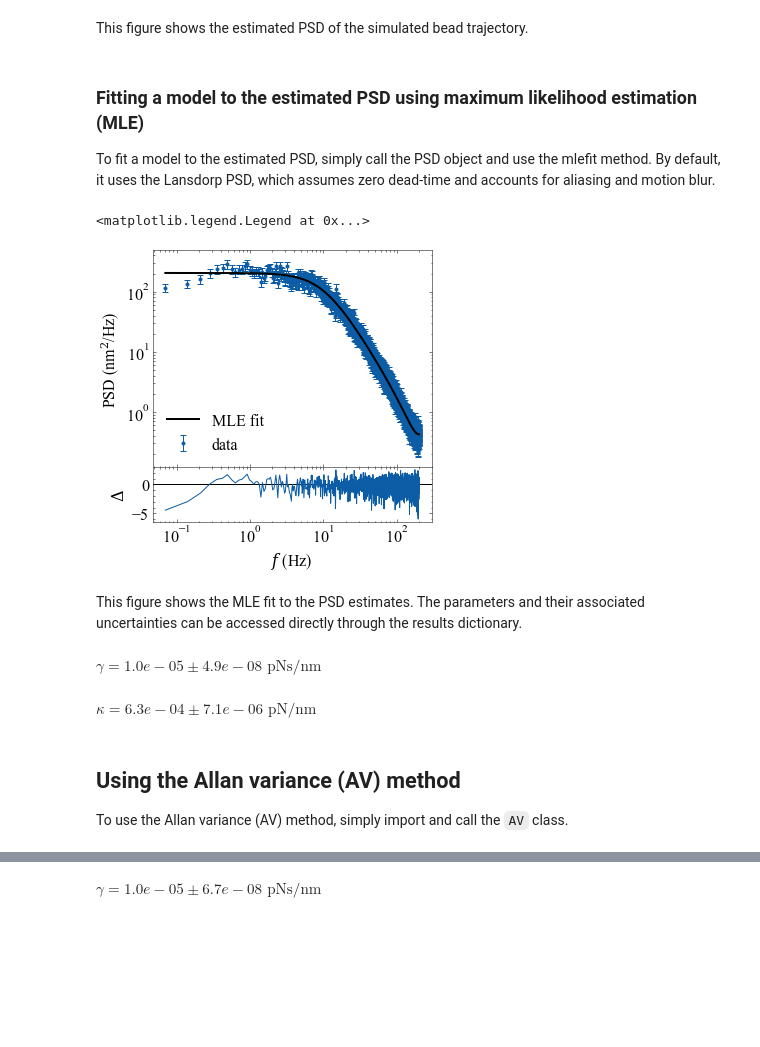
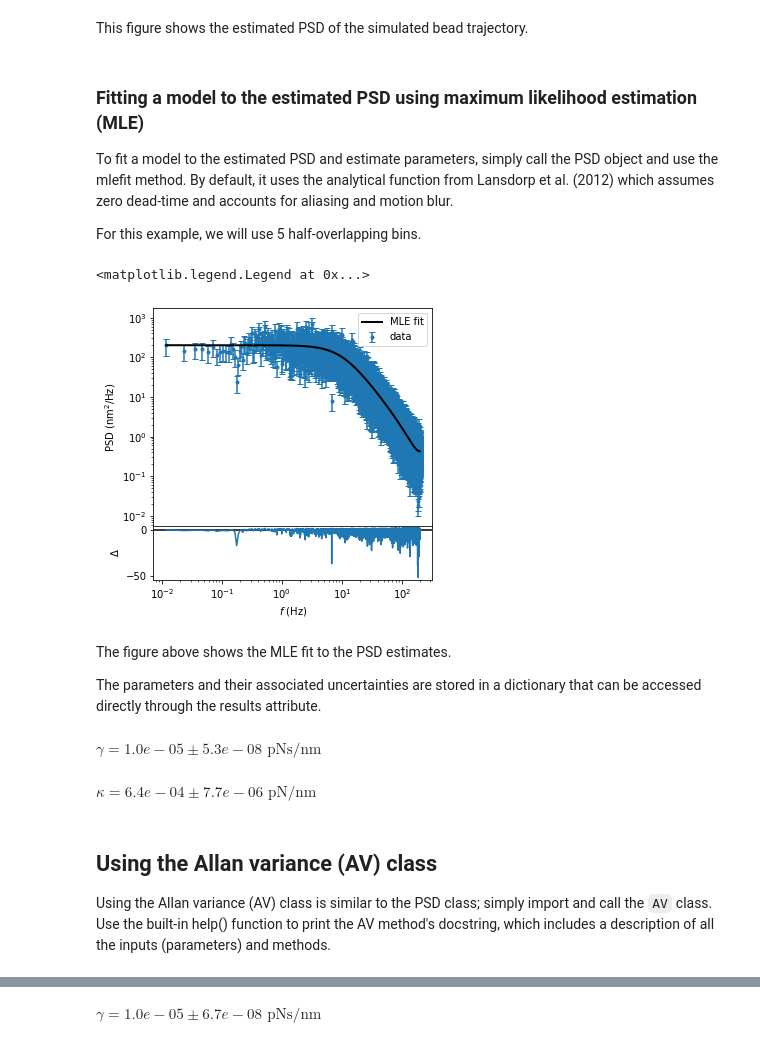
Before and after one commit to ianlmorgan/tweezepy, a Jupyter notebook: docs/pages/quickstart.ipynb, the cells around one changed output, grey strips where cells are left out. Drawn from its saved outputs; the diff is of its cells as text; code cells hidden in the pictures; blank space fills up the shorter version.

```diff
--- a/docs/pages/quickstart.ipynb
+++ b/docs/pages/quickstart.ipynb
@@ -24,0 +12,18 @@ xtrace = downsampled_trace(gamma,kappa,fsample,N, seed = seed)
+# %%
+import numpy as np # Loads the numpy package
+import matplotlib.pyplot as plt # Loads the matplotlib package for plotting
+from tweezepy import load_trajectory # Loads in the exampled trajectory in tweezepy
+fsample = 400 # sampling frequency in Hz
+trace = load_trajectory() # load in trajectory in nm
+N = len(trace) # number of points in trajectory
+time = np.arange(N)/fsample # time in s
+fig,ax = plt.subplots(figsize=(8,3), # Figure size
+                      ncols=2, # number of columns in figure
+                      gridspec_kw={'width_ratios':[3,1], # width ratio of columns
+                                   'wspace':0}) # space between columns
+ax[0].plot(time, trace) # Plot bead positions as a function of time
+ax[1].hist(trace, bins=100, orientation = 'horizontal') # Plot histogram of bead positions
+ax[0].set_xlabel('Time (s)') # Label x axis
+ax[0].set_ylabel('Bead position (nm)') # Label yaxis
+ax[1].set_xticks([]) # Remove xticks on histogram axis
+ax[1].set_yticks([]); # Remove yticks on historgram axis
@@ -27,13 +33,0 @@ Next, we will plot the bead positions and a histogram of the positions.
-# %%
-import matplotlib.pyplot as plt
-plt.style.use('../tweezepy.mplstyle')
-fig,ax = plt.subplots(figsize=(8,3),
-                      ncols=2,
-                      gridspec_kw={'width_ratios':[3,1],
-                                   'wspace':0})
-ax[0].plot(time, xtrace)
-ax[1].hist(xtrace,bins=100,orientation = 'horizontal')
-ax[0].set_xlabel('Time (s)')
-ax[0].set_ylabel('Bead position (nm)')
-ax[1].set_xticks([])
-ax[1].set_yticks([]);
@@ -57,16 +93,21 @@ This figure shows the estimated PSD of the simulated bead trajectory.
 # %% [markdown]
 ### Fitting a model to the estimated PSD using maximum likelihood estimation (MLE)
 
-To fit a model to the estimated PSD, simply call the PSD object and use the mlefit method. By default, it uses the Lansdorp PSD, which assumes zero dead-time and accounts for aliasing and motion blur.
+To fit a model to the estimated PSD and estimate parameters, simply call the PSD object and use the mlefit method. By default, it uses the analytical function from Lansdorp et al. (2012) which assumes zero dead-time and accounts for aliasing and motion blur.
+
+For this example, we will use 5 half-overlapping bins.
 # %%
+psd = PSD(trace,fsample,bins=5)
 psd.mlefit()
 fig,ax = psd.plot(data_label='data',fit_label = 'MLE fit')
 ax[0].legend()
 # %% [output]
 <matplotlib.legend.Legend at 0x...>
-[figure, old version]
+[figure, new version]
 # %% [markdown]
-This figure shows the MLE fit to the PSD estimates. The parameters and their associated uncertainties can be accessed directly through the results dictionary.
+The figure above shows the MLE fit to the PSD estimates.
+
+The parameters and their associated uncertainties are stored in a dictionary that can be accessed directly through the results attribute.
 # %%
 from IPython.display import display, Math
 txt = r"$\gamma = %.1e\pm%.1e\textrm{ pNs/nm}$"%(psd.results['g'],psd.results['g_error'])
@@ -74,8 +115,8 @@ display(Math(txt))
 txt = r"$\kappa = %.1e\pm%.1e\textrm{ pN/nm}$"%(psd.results['k'],psd.results['k_error'])
 display(Math(txt))
 # %% [output]
-$\displaystyle \gamma = 1.0e-05\pm4.9e-08\textrm{ pNs/nm}$
+$\displaystyle \gamma = 1.0e-05\pm5.3e-08\textrm{ pNs/nm}$
-$\displaystyle \kappa = 6.3e-04\pm7.1e-06\textrm{ pN/nm}$
+$\displaystyle \kappa = 6.4e-04\pm7.7e-06\textrm{ pN/nm}$
 # %% [markdown]
-## Using the Allan variance (AV) method
-To use the Allan variance (AV) method, simply import and call the `AV` class.
+## Using the Allan variance (AV) class
+Using the Allan variance (AV) class is similar to the PSD class; simply import and call the `AV` class. Use the built-in help() function to print the AV method's docstring, which includes a description of all the inputs (parameters) and methods.
```
Also changed, not shown: parts of 24 cells of this notebook, 22 other files.
